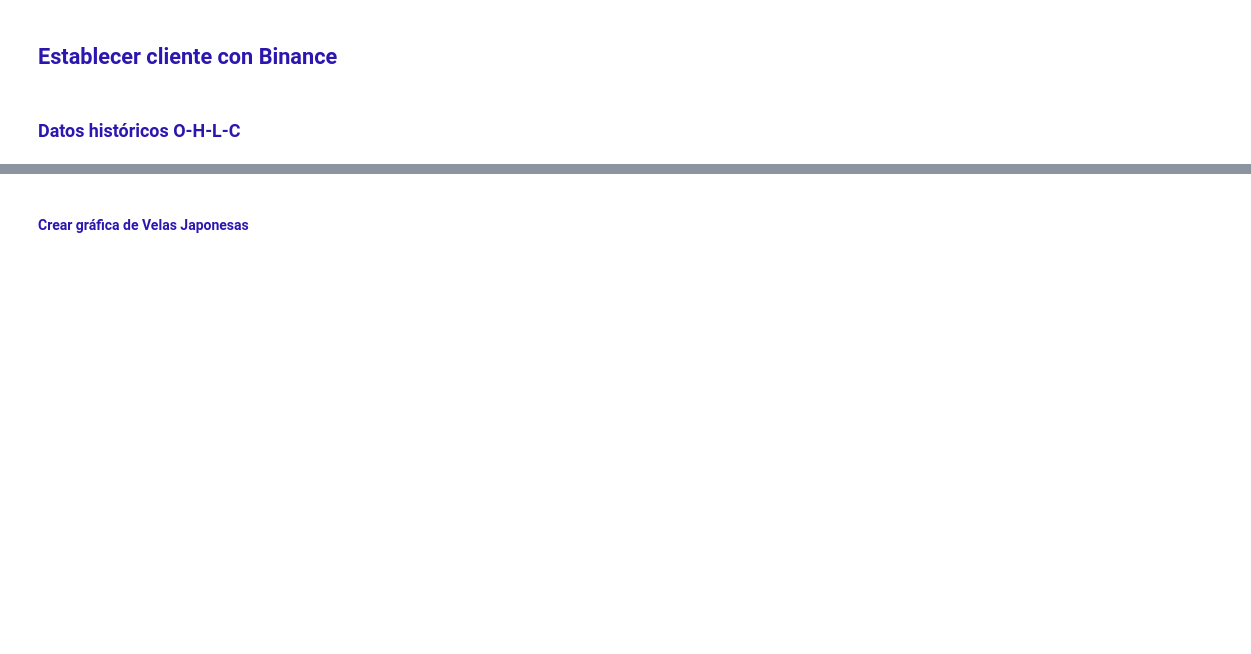
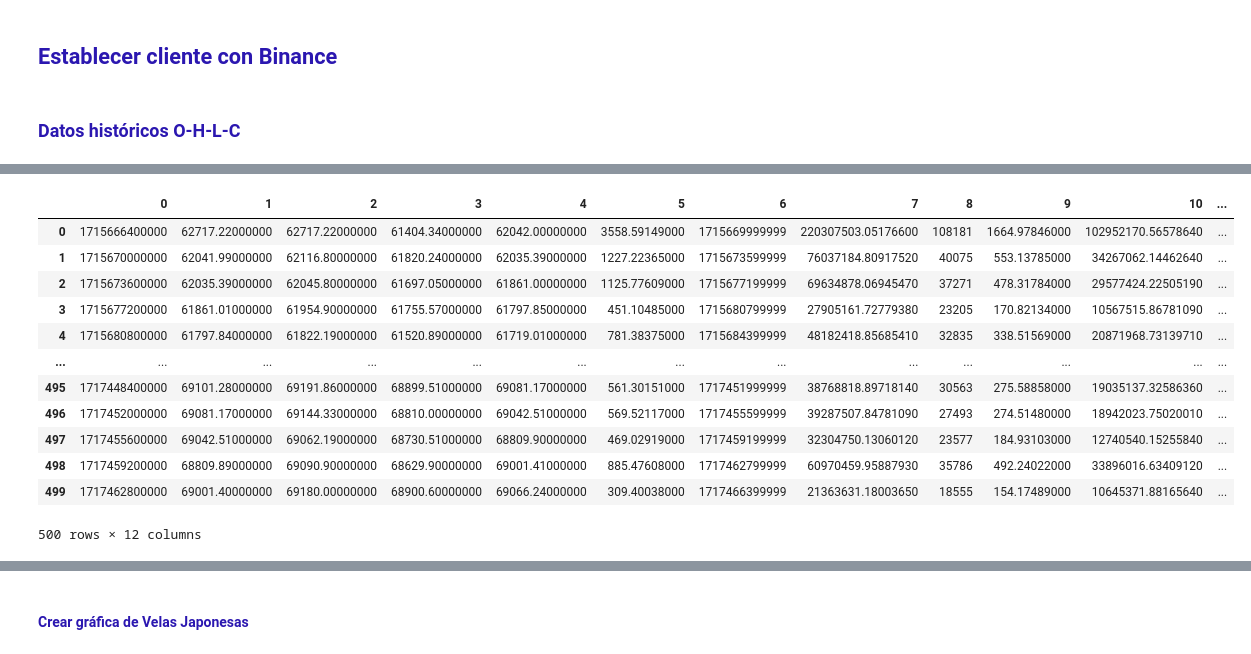
Before and after one commit to carlosdeoncedos/CienciasDatosFinanzas2024_05, a Jupyter notebook: sesion8.ipynb, the cells around one changed output, grey strips where cells are left out. Cells and saved outputs as stored; diff of their text form; code cells hidden in the pictures; blank space fills up the shorter version.

```diff
--- a/sesion8.ipynb
+++ b/sesion8.ipynb
@@ -76,2 +79,6 @@ https://api4.binance.com<br>
+# %%
+cliente = Spot()
 # %% [markdown]
 ### <font color='#2B17B0'>Datos históricos O-H-L-C</font>
+# %%
+klines = cliente.klines('BTCUSDT', '1h')
@@ -77,0 +105,18 @@ https://api4.binance.com<br>
+# %%
+df_klines = pd.DataFrame(klines)
+# %%
+df_klines
+# %% [output]
+|  | 0 | 1 | 2 | 3 | 4 | 5 | 6 | 7 | 8 | 9 | 10 | ... |
+| 0 | 1715666400000 | 62717.22000000 | 62717.22000000 | 61404.34000000 | 62042.00000000 | 3558.59149000 | 1715669999999 | 220307503.05176600 | 108181 | 1664.97846000 | 102952170.56578640 | ... |
+| 1 | 1715670000000 | 62041.99000000 | 62116.80000000 | 61820.24000000 | 62035.39000000 | 1227.22365000 | 1715673599999 | 76037184.80917520 | 40075 | 553.13785000 | 34267062.14462640 | ... |
+| 2 | 1715673600000 | 62035.39000000 | 62045.80000000 | 61697.05000000 | 61861.00000000 | 1125.77609000 | 1715677199999 | 69634878.06945470 | 37271 | 478.31784000 | 29577424.22505190 | ... |
+| 3 | 1715677200000 | 61861.01000000 | 61954.90000000 | 61755.57000000 | 61797.85000000 | 451.10485000 | 1715680799999 | 27905161.72779380 | 23205 | 170.82134000 | 10567515.86781090 | ... |
+| 4 | 1715680800000 | 61797.84000000 | 61822.19000000 | 61520.89000000 | 61719.01000000 | 781.38375000 | 1715684399999 | 48182418.85685410 | 32835 | 338.51569000 | 20871968.73139710 | ... |
+| ... | ... | ... | ... | ... | ... | ... | ... | ... | ... | ... | ... | ... |
+| 495 | 1717448400000 | 69101.28000000 | 69191.86000000 | 68899.51000000 | 69081.17000000 | 561.30151000 | 1717451999999 | 38768818.89718140 | 30563 | 275.58858000 | 19035137.32586360 | ... |
+| 496 | 1717452000000 | 69081.17000000 | 69144.33000000 | 68810.00000000 | 69042.51000000 | 569.52117000 | 1717455599999 | 39287507.84781090 | 27493 | 274.51480000 | 18942023.75020010 | ... |
+| 497 | 1717455600000 | 69042.51000000 | 69062.19000000 | 68730.51000000 | 68809.90000000 | 469.02919000 | 1717459199999 | 32304750.13060120 | 23577 | 184.93103000 | 12740540.15255840 | ... |
+| 498 | 1717459200000 | 68809.89000000 | 69090.90000000 | 68629.90000000 | 69001.41000000 | 885.47608000 | 1717462799999 | 60970459.95887930 | 35786 | 492.24022000 | 33896016.63409120 | ... |
+| 499 | 1717462800000 | 69001.40000000 | 69180.00000000 | 68900.60000000 | 69066.24000000 | 309.40038000 | 1717466399999 | 21363631.18003650 | 18555 | 154.17489000 | 10645371.88165640 | ... |
+500 rows × 12 columns
```
Also changed, not shown: parts of 8 cells of this notebook.
